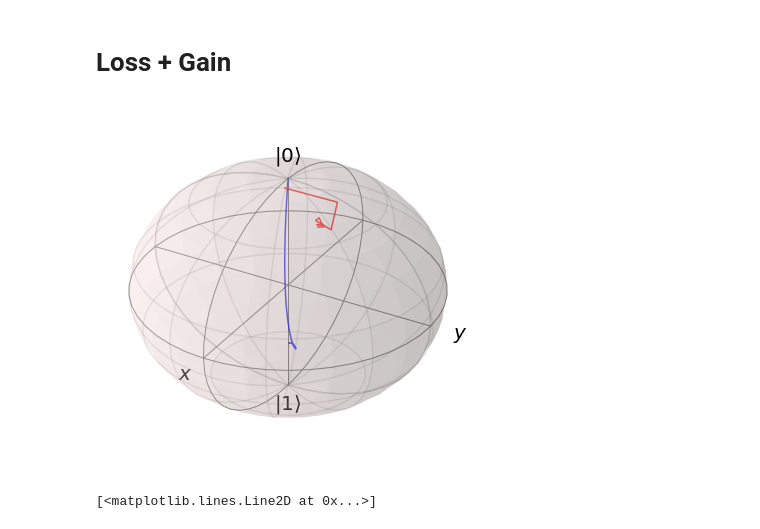
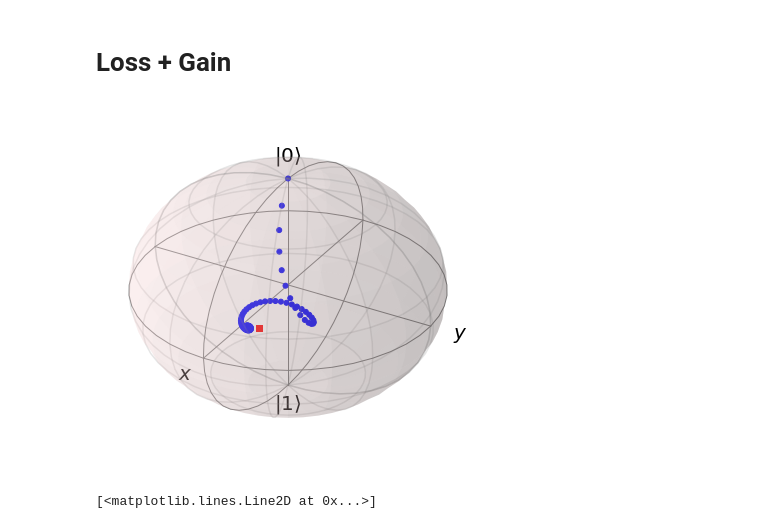
Before and after one commit to OliverDudgeon/QSync, a Jupyter notebook: experiment-plots.ipynb, the cells around one changed output. Cells and saved outputs as stored; diff of their text form; code cells hidden in the pictures.

```diff
--- a/experiment-plots.ipynb
+++ b/experiment-plots.ipynb
@@ -132,8 +145,8 @@ coh_mod = [np.abs(state[1, 0]) for state in states]
 gain_amp = 0.1
 loss_amp = 1
 m = min(loss_amp, gain_amp)
-detuning = 3 * m
-signal_strength = 2 * m
+detuning = 5 * 3 * m
+signal_strength = 5 * 2 * m
 
 J = 0.5
 gain = gain_amp * lindblad_dissipator(jmat(J, "+"))
@@ -142,14 +155,21 @@ H = signal_hamiltonian(detuning, signal_strength)
 
 result = mesolve(H, basis(2, 0), np.linspace(0, 100, 1000), c_ops=[loss, gain])
 # %%
-b = Bloch()
-points = dm2bloch([Qobj(s) for s in states])
-b.add_points(dm2bloch(result.states), 'l')
-b.add_points(points, meth="l")
+b = Bloch3d()
+# points = dm2bloch([Qobj(s) for s in states])
+b.add_points(dm2bloch(result.states), 's')
+
+ssp = dm2bloch([
+    [[0.68, -0.079-0.061j], [-0.079+0.061j, 0.32]]
+])
+
+b.add_points(-np.array(ssp))
+
+# b.add_points(points, meth="l")
 # b.view = [0, 90]
 b.show()
 # %% [output]
-[figure, old version]
+[figure, new version]
 # %%
 fig, ax = plt.subplots()
 
```
Also changed, not shown: parts of 7 cells of this notebook, 3 other files.
